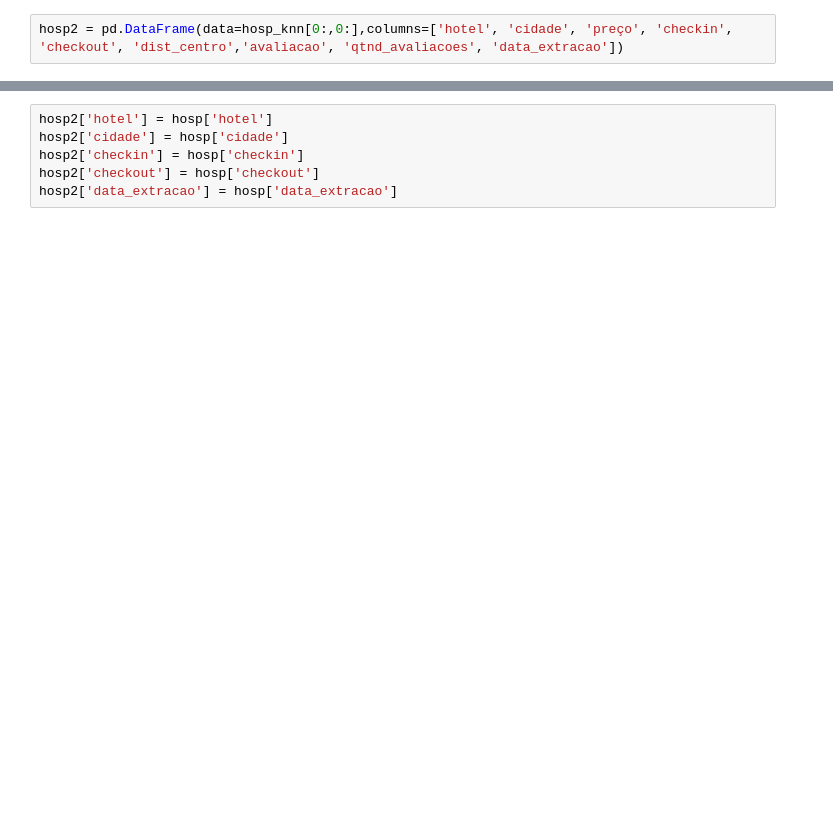
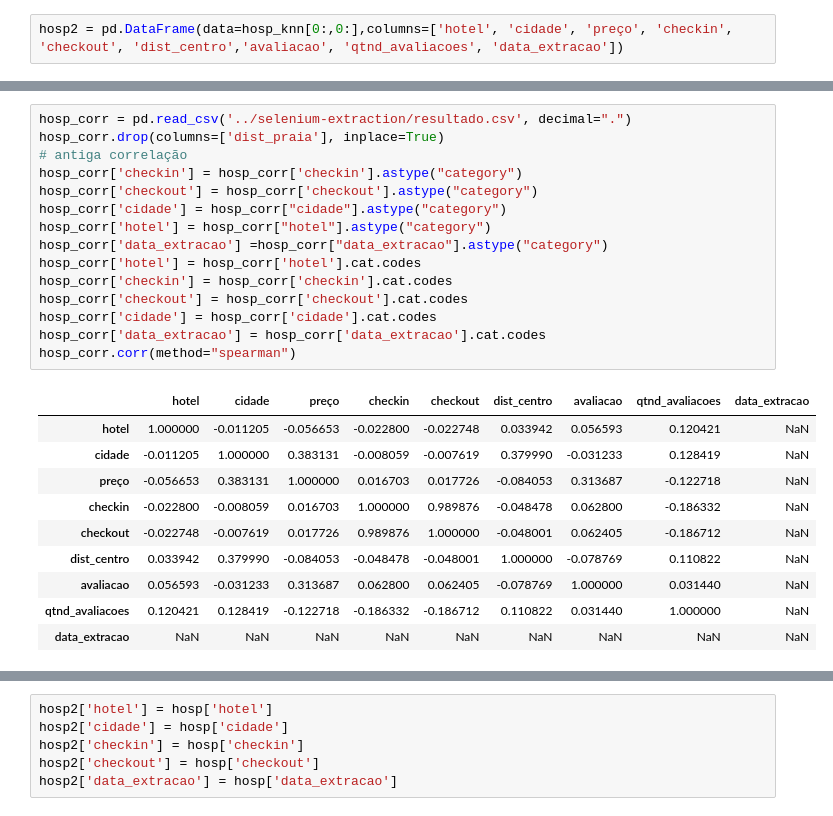
Before and after one commit to clarabarretto/data-science, a Jupyter notebook: pre-processing/pre-processing.ipynb, the cells around one changed output, grey strips where cells are left out. Cells and saved outputs as stored; diff of their text form; blank space fills up the shorter version.

```diff
--- a/pre-processing/pre-processing.ipynb
+++ b/pre-processing/pre-processing.ipynb
@@ -184,0 +210,26 @@ hosp2 = pd.DataFrame(data=hosp_knn[0:,0:],columns=['hotel', 'cidade', 'preço',
+# %%
+hosp_corr = pd.read_csv('../selenium-extraction/resultado.csv', decimal=".")
+hosp_corr.drop(columns=['dist_praia'], inplace=True)
+# antiga correlação
+hosp_corr['checkin'] = hosp_corr['checkin'].astype("category")
+hosp_corr['checkout'] = hosp_corr['checkout'].astype("category")
+hosp_corr['cidade'] = hosp_corr["cidade"].astype("category")
+hosp_corr['hotel'] = hosp_corr["hotel"].astype("category")
+hosp_corr['data_extracao'] =hosp_corr["data_extracao"].astype("category")
+hosp_corr['hotel'] = hosp_corr['hotel'].cat.codes
+hosp_corr['checkin'] = hosp_corr['checkin'].cat.codes
+hosp_corr['checkout'] = hosp_corr['checkout'].cat.codes
+hosp_corr['cidade'] = hosp_corr['cidade'].cat.codes
+hosp_corr['data_extracao'] = hosp_corr['data_extracao'].cat.codes
+hosp_corr.corr(method="spearman")
+# %% [output]
+|  | hotel | cidade | preço | checkin | checkout | dist_centro | avaliacao | qtnd_avaliacoes | data_extracao |
+| hotel | 1.000000 | -0.011205 | -0.056653 | -0.022800 | -0.022748 | 0.033942 | 0.056593 | 0.120421 | NaN |
+| cidade | -0.011205 | 1.000000 | 0.383131 | -0.008059 | -0.007619 | 0.379990 | -0.031233 | 0.128419 | NaN |
+| preço | -0.056653 | 0.383131 | 1.000000 | 0.016703 | 0.017726 | -0.084053 | 0.313687 | -0.122718 | NaN |
+| checkin | -0.022800 | -0.008059 | 0.016703 | 1.000000 | 0.989876 | -0.048478 | 0.062800 | -0.186332 | NaN |
+| checkout | -0.022748 | -0.007619 | 0.017726 | 0.989876 | 1.000000 | -0.048001 | 0.062405 | -0.186712 | NaN |
+| dist_centro | 0.033942 | 0.379990 | -0.084053 | -0.048478 | -0.048001 | 1.000000 | -0.078769 | 0.110822 | NaN |
+| avaliacao | 0.056593 | -0.031233 | 0.313687 | 0.062800 | 0.062405 | -0.078769 | 1.000000 | 0.031440 | NaN |
+| qtnd_avaliacoes | 0.120421 | 0.128419 | -0.122718 | -0.186332 | -0.186712 | 0.110822 | 0.031440 | 1.000000 | NaN |
+| data_extracao | NaN | NaN | NaN | NaN | NaN | NaN | NaN | NaN | NaN |
```
Also changed, not shown: parts of 22 cells of this notebook, 4 other files.
